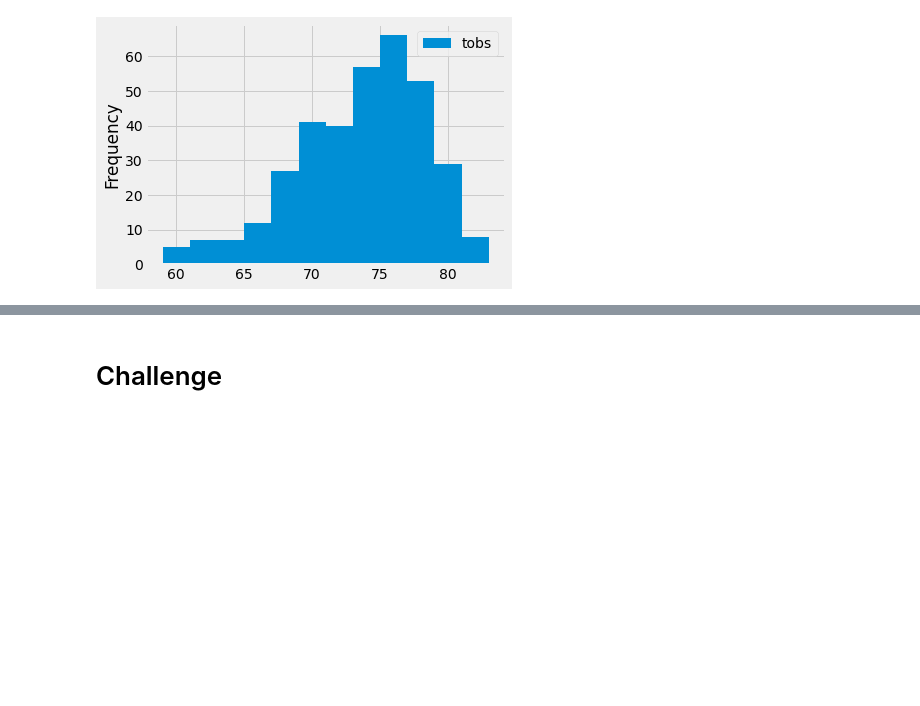
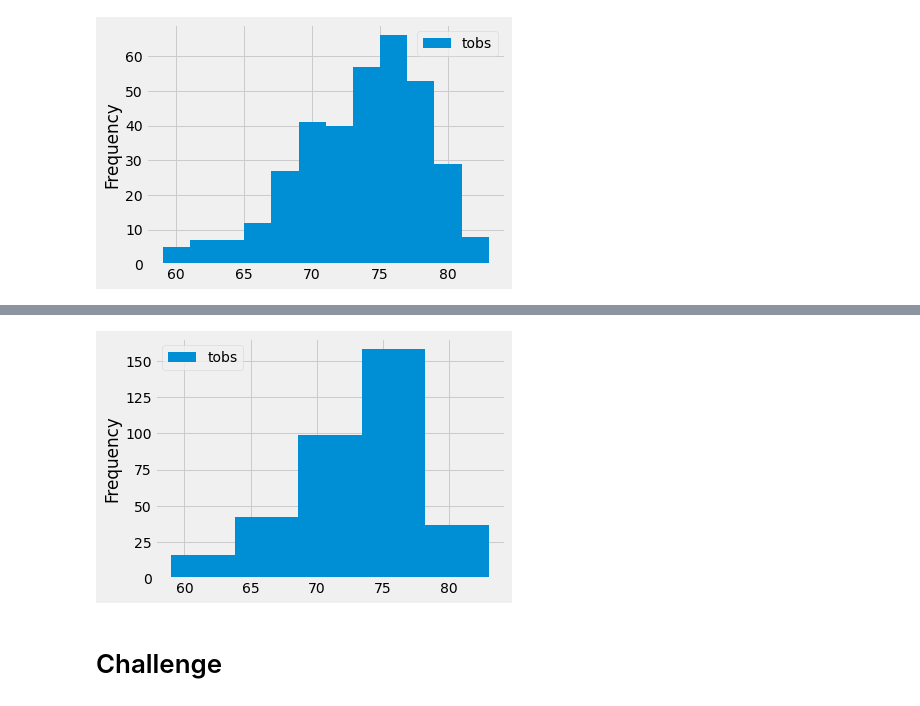
Before and after one commit to Fkourouma1/surfs_up, a Jupyter notebook: climate_analysis.ipynb, the cells around one changed output, grey strips where cells are left out. Drawn from its saved outputs; the diff is of its cells as text; code cells hidden in the pictures; blank space fills up the shorter version.

```diff
--- a/climate_analysis.ipynb
+++ b/climate_analysis.ipynb
@@ -155,2 +160,7 @@ plt.tight_layout()
+# %%
+df.plot.hist(bins=5)
+plt.tight_layout()
+# %% [output]
+[figure, added]
 # %% [markdown]
 # Challenge
```
Also changed, not shown: parts of 1 cell of this notebook.
